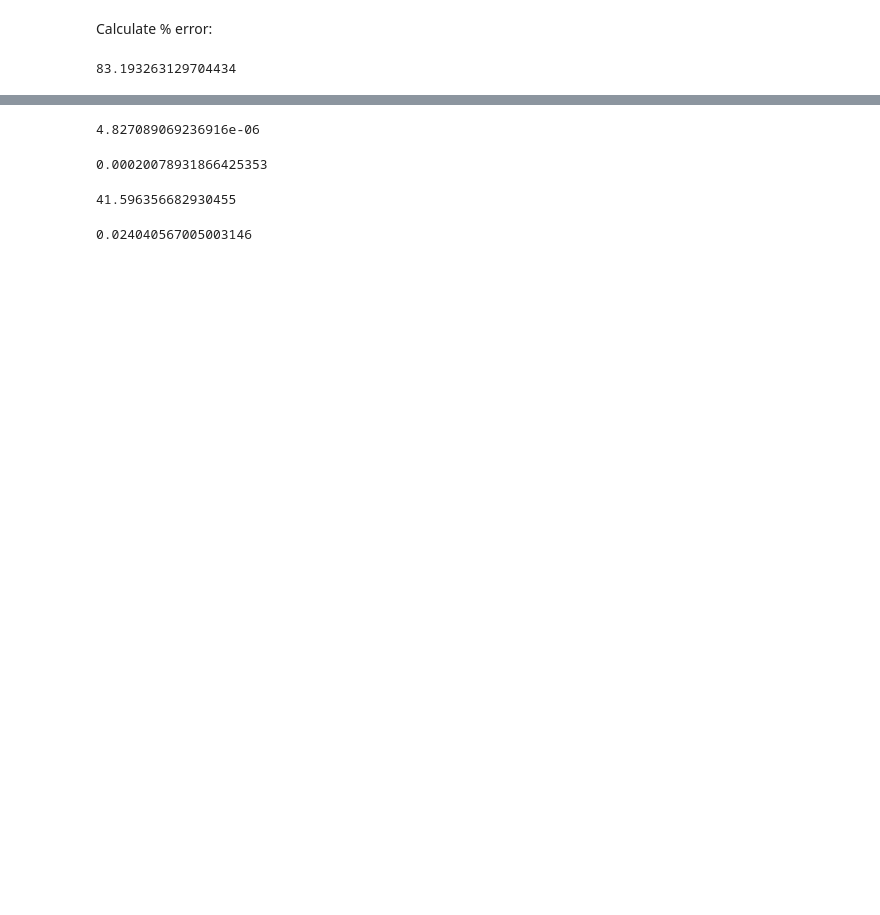
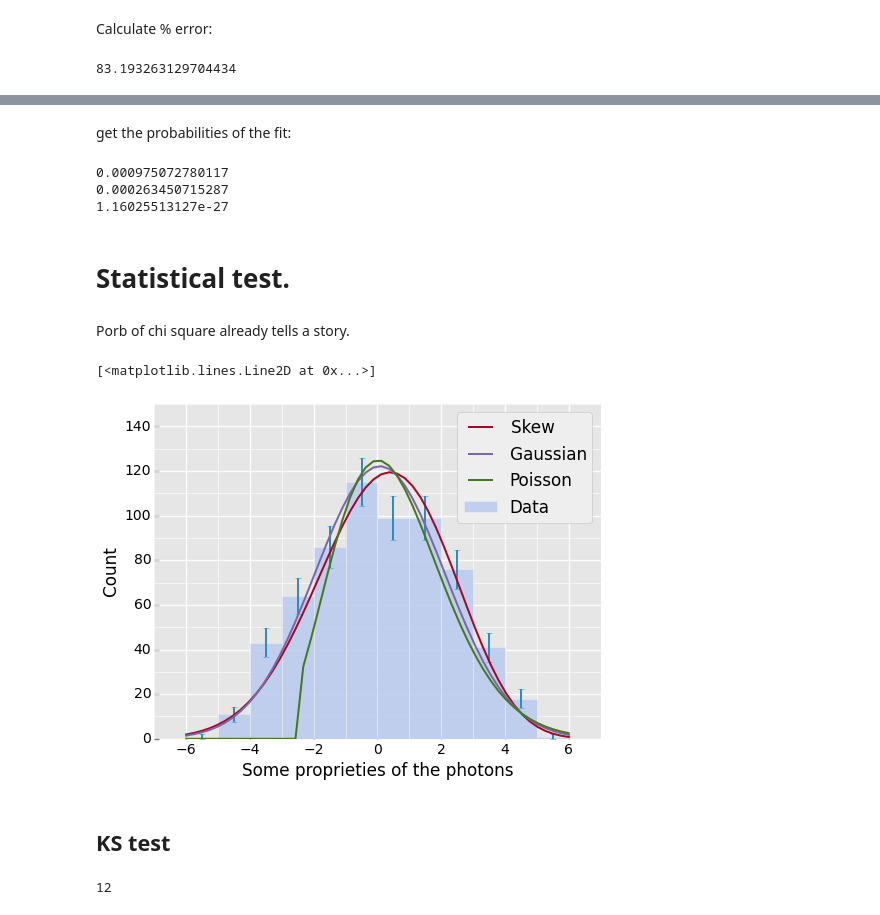
Before and after one commit to giulioungaretti/stats2013, a Jupyter notebook: ProblemSet/5.1.ipynb, the cells around one changed output, grey strips where cells are left out. Cells and saved outputs as stored; diff of their text form; code cells hidden in the pictures; blank space fills up the shorter version.

```diff
--- a/ProblemSet/5.1.ipynb
+++ b/ProblemSet/5.1.ipynb
@@ -124,16 +137,43 @@ canvas
-# %%
-bgf.GetProb()
-# %% [output]
-4.827089069236916e-06
-# %%
-bgf2.GetProb()
-# %% [output]
-0.00020078931866425353
-# %%
-bgf2.GetProb()/bgf.GetProb()
-# %% [output]
-41.596356682930455
-# %%
-bgf.GetProb()/bgf2.GetProb()
-# %% [output]
-0.024040567005003146
+# %% [markdown]
+get the probabilities of the fit:
+# %%
+p_ske1 = bgf.GetProb()
+#p_ske2 = bgf2.GetProb()
+p_gauss = fit_Sum.GetProb()
+p_poiss = f1.GetProb()
+print p_ske1
+#print p_ske2
+print p_gauss
+print p_poiss
+# %% [output]
+0.000975072780117
+0.000263450715287
+1.16025513127e-27
+# %% [markdown]
+# Statistical test.
+# %% [markdown]
+Porb of chi square already tells a story.
+# %%
+x = linspace(-6,6)
+y1 = np.array([bgf.Eval(float(i)) for i in x ])  # negative
+#y2 = np.array([bgf2.Eval(float(i)) for i in x])  # positve
+y3 = np.array([fit_Sum.Eval(float(i)) for i in x]) # Gaussian
+y4 = np.array([f1.Eval(float(i)) for i in x])     # Poisson
+
+ax.plot(x,y1,label='Skew ')#p=%.e'%p_ske1)
+#ax.plot(x,y2,label='skew 2')# p=%.e'%p_ske2)
+ax.plot(x,y3,label='Gaussian')# p=%.e'%p_gauss)
+ax.plot(x,y4,label='Poisson')# p=%.e'%p_poiss)
+
+
+# ,x,y2,x,y3,bins,N)
+# %% [output]
+[<matplotlib.lines.Line2D at 0x...>]
+# %%
+ax.set_xlim(-7,7)
+ax.set_ylim(0,150)
+
+ax.legend(loc=0, ncol=1)
+fig
+# %% [output]
+[figure, added]
@@ -139,0 +182,7 @@ bgf.GetProb()/bgf2.GetProb()
+# %% [markdown]
+## KS test
+# %%
+len(N)
+#print bins
+# %% [output]
+12
```
Also changed, not shown: parts of 38 cells of this notebook, 1 other file.
